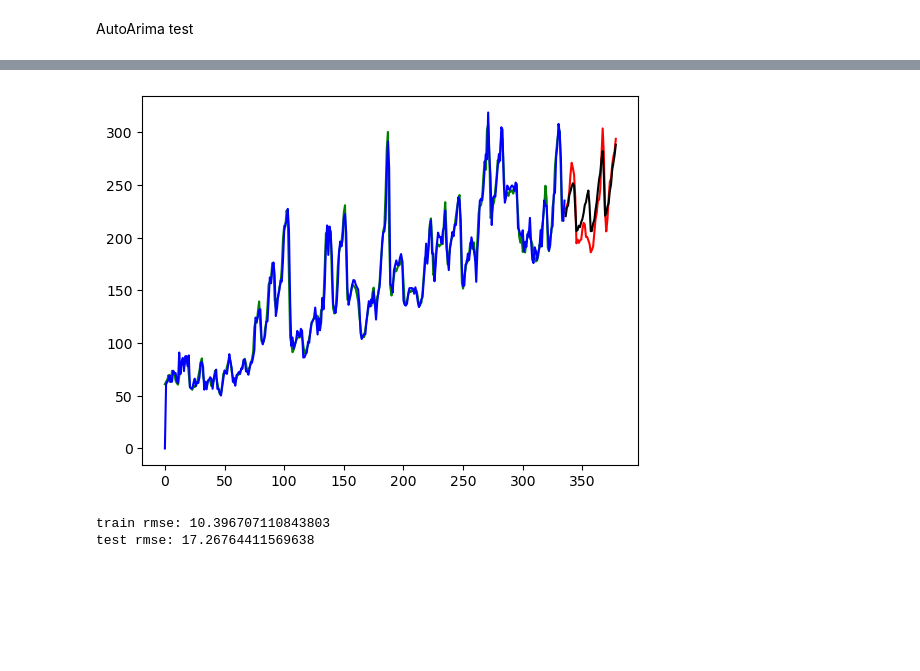
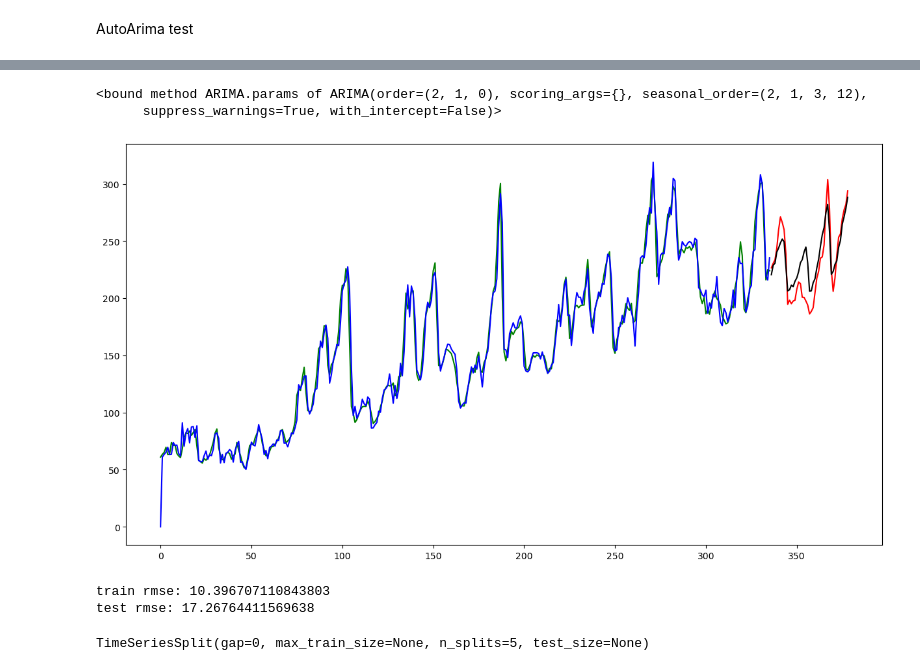
Before and after one commit to wwhite5/Springboard-Capstone-2-Time-Series, a Jupyter notebook: Preprocessing_and_Training.ipynb, the cells around one changed output, grey strips where cells are left out. Cells and saved outputs as stored; diff of their text form; code cells hidden in the pictures; blank space fills up the shorter version.

```diff
--- a/Preprocessing_and_Training.ipynb
+++ b/Preprocessing_and_Training.ipynb
@@ -535,20 +536,34 @@ SARIMAX Results
 | Prob(H) (two-sided): | 0.02 | Kurtosis: | 10.65 |
 Warnings:
 [1] Covariance matrix calculated using the outer product of gradients (complex-step).
+# %%
+sarima.params
+# %% [output]
+<bound method ARIMA.params of ARIMA(order=(2, 1, 0), scoring_args={}, seasonal_order=(2, 1, 3, 12),
+      suppress_warnings=True, with_intercept=False)>
 # %%
 train_predict = sarima.predict_in_sample()
-test_predict = sarima.predict(n_periods=379 - len(train_arima))
+test_predict = sarima.predict(n_periods=len(test_arima))
 
+plt.rcParams["figure.figsize"] = (15,8)
 plt.plot(train_arima, color='g', label='Train data')
 plt.plot(train_predict, color='b', label='Train prediction')
 plt.plot(test_arima, color='r', label='Test data')
 plt.plot(test_predict, color='k', label='Test prediction')
 plt.show()
+
+plt.rcParams["figure.figsize"] = plt.rcParamsDefault["figure.figsize"]
 # %% [output]
-[figure, old version]
+[figure, new version]
 # %%
 print('train rmse:', mean_squared_error(train_arima, train_predict, squared=False))
 print('test rmse:', mean_squared_error(test_arima, test_predict, squared=False))
 # %% [output]
 train rmse: 10.396707110843803
 test rmse: 17.26764411569638
+# %%
+tscv = TimeSeriesSplit()
+
+print(tscv)
+# %% [output]
+TimeSeriesSplit(gap=0, max_train_size=None, n_splits=5, test_size=None)
```
Also changed, not shown: parts of 5 cells of this notebook, 1 other file.
